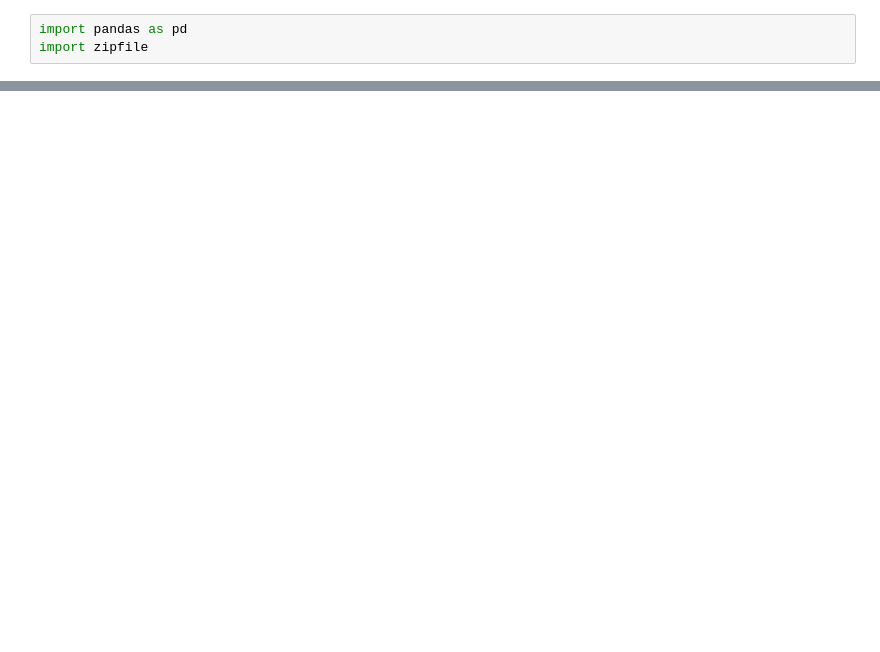
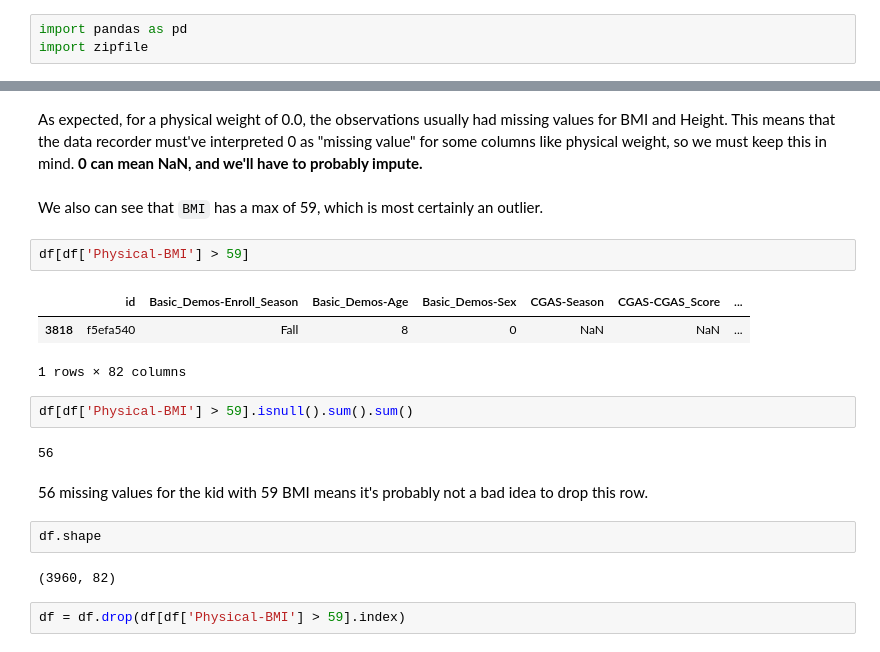
Before and after one commit to k3liang/Problematic-Internet-Use-Predictor, a Jupyter notebook: EDA.ipynb, the cells around one changed output, grey strips where cells are left out. Saved outputs shown, nothing was run; the diff lists cells and outputs as text; blank space fills up the shorter version.

```diff
--- a/EDA.ipynb
+++ b/EDA.ipynb
@@ -68,0 +260,22 @@ df2.isnull().sum().sum() # 131717 missing values!!!!! terrible data
+# %% [markdown]
+As expected, for a physical weight of 0.0, the observations usually had missing values for BMI and Height. This means that the data recorder must've interpreted 0 as "missing value" for some columns like physical weight, so we must keep this in mind. **0 can mean NaN, and we'll have to probably impute.**
+# %% [markdown]
+We also can see that `BMI` has a max of 59, which is most certainly an outlier.
+# %%
+df[df['Physical-BMI'] > 59]
+# %% [output]
+|  | id | Basic_Demos-Enroll_Season | Basic_Demos-Age | Basic_Demos-Sex | CGAS-Season | CGAS-CGAS_Score | ... |
+| 3818 | f5efa540 | Fall | 8 | 0 | NaN | NaN | ... |
+1 rows × 82 columns
+# %%
+df[df['Physical-BMI'] > 59].isnull().sum().sum()
+# %% [output]
+56
+# %% [markdown]
+56 missing values for the kid with 59 BMI means it's probably not a bad idea to drop this row.
+# %%
+df.shape
+# %% [output]
+(3960, 82)
+# %%
+df = df.drop(df[df['Physical-BMI'] > 59].index)
```
Also changed, not shown: parts of 32 cells of this notebook.
